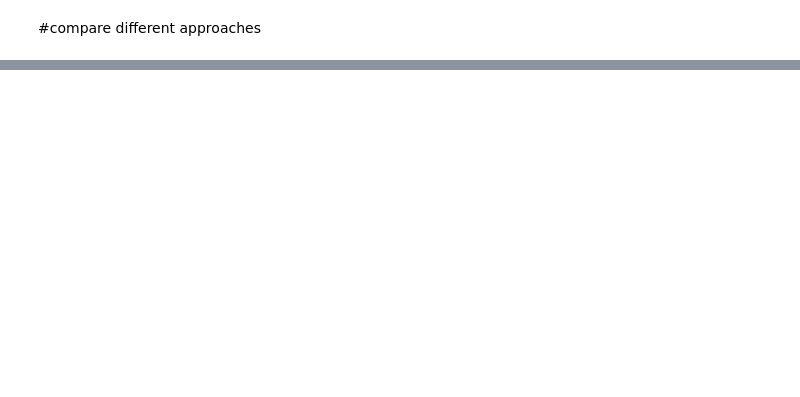
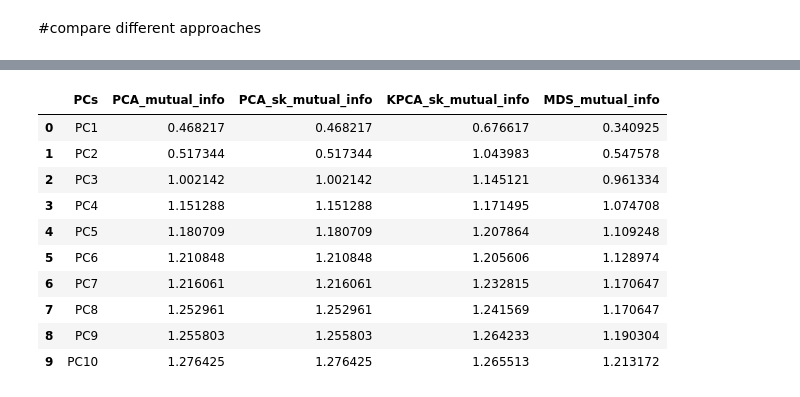
Before and after one commit to ansuini/dottorato_AI_area, a Jupyter notebook: Ex2/compare_results.ipynb, the cells around one changed output, grey strips where cells are left out. Cells and saved outputs as stored; diff of their text form; code cells hidden in the pictures; blank space fills up the shorter version.

```diff
--- a/Ex2/compare_results.ipynb
+++ b/Ex2/compare_results.ipynb
@@ -36,2 +31,22 @@ mi
+# %%
+mi = metrics_pca[['PCs', 'PCA_mutual_info']]
+#accuracy['KPCA_accuracy'] =   metrics_kpca['KPCA_accuracy']
+mi['PCA_sk_mutual_info'] =   metrics_pca_sk['PCA_sk_mutual_info']
+mi['KPCA_sk_mutual_info'] =  metrics_kpca_sk['KPCA_sk_mutual_info']
+mi['MDS_mutual_info'] =  metrics_MDS['MDS_mutual_info']
+
+mi
+# %% [output]
+|  | PCs | PCA_mutual_info | PCA_sk_mutual_info | KPCA_sk_mutual_info | MDS_mutual_info |
+| 0 | PC1 | 0.468217 | 0.468217 | 0.676617 | 0.340925 |
+| 1 | PC2 | 0.517344 | 0.517344 | 1.043983 | 0.547578 |
+| 2 | PC3 | 1.002142 | 1.002142 | 1.145121 | 0.961334 |
+| 3 | PC4 | 1.151288 | 1.151288 | 1.171495 | 1.074708 |
+| 4 | PC5 | 1.180709 | 1.180709 | 1.207864 | 1.109248 |
+| 5 | PC6 | 1.210848 | 1.210848 | 1.205606 | 1.128974 |
+| 6 | PC7 | 1.216061 | 1.216061 | 1.232815 | 1.170647 |
+| 7 | PC8 | 1.252961 | 1.252961 | 1.241569 | 1.170647 |
+| 8 | PC9 | 1.255803 | 1.255803 | 1.264233 | 1.190304 |
+| 9 | PC10 | 1.276425 | 1.276425 | 1.265513 | 1.213172 |
 # %%
 pcs = [str(i) for i in range(accuracy.shape[0])]
```
Also changed, not shown: parts of 3 cells of this notebook, 19 other files.
